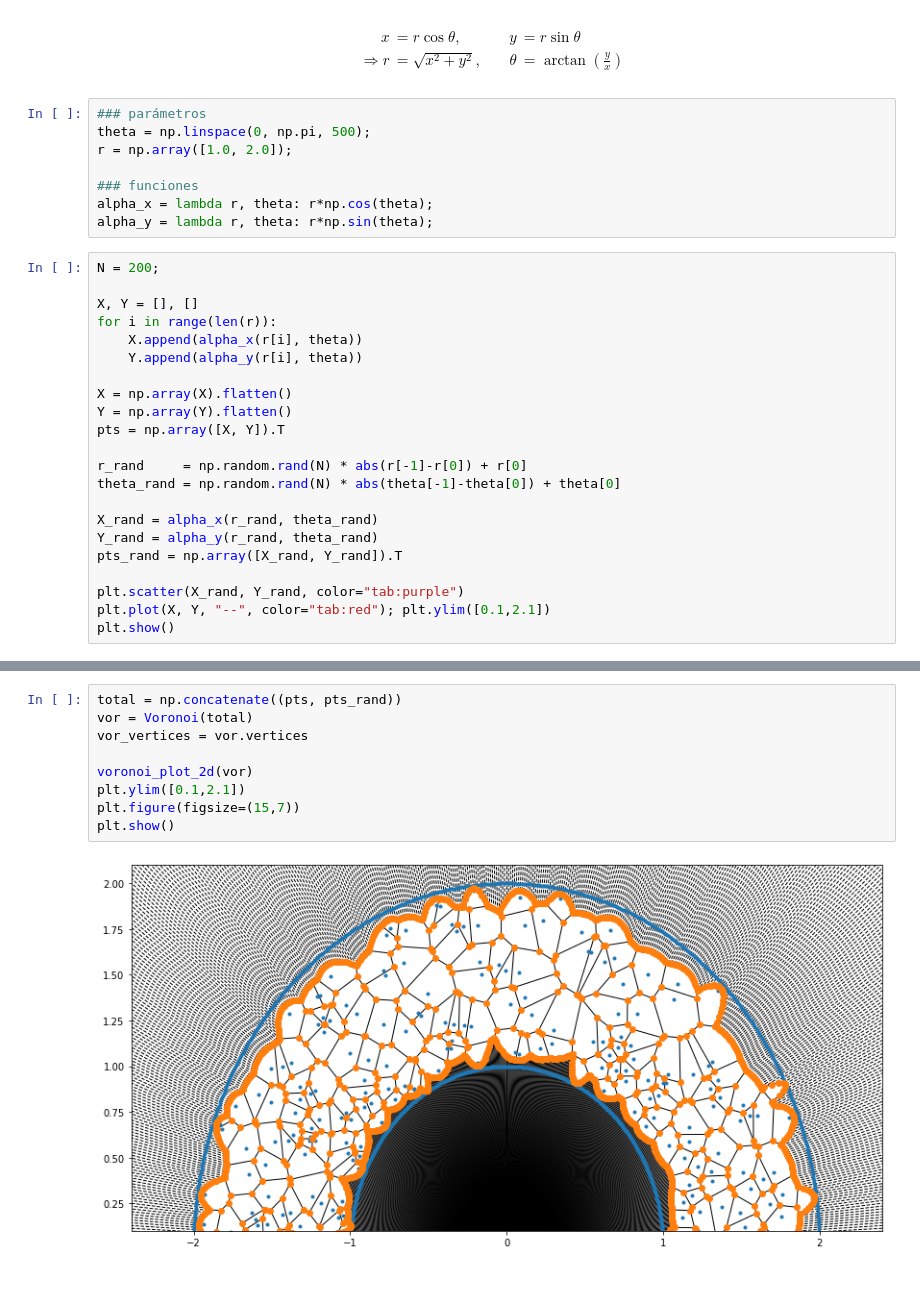
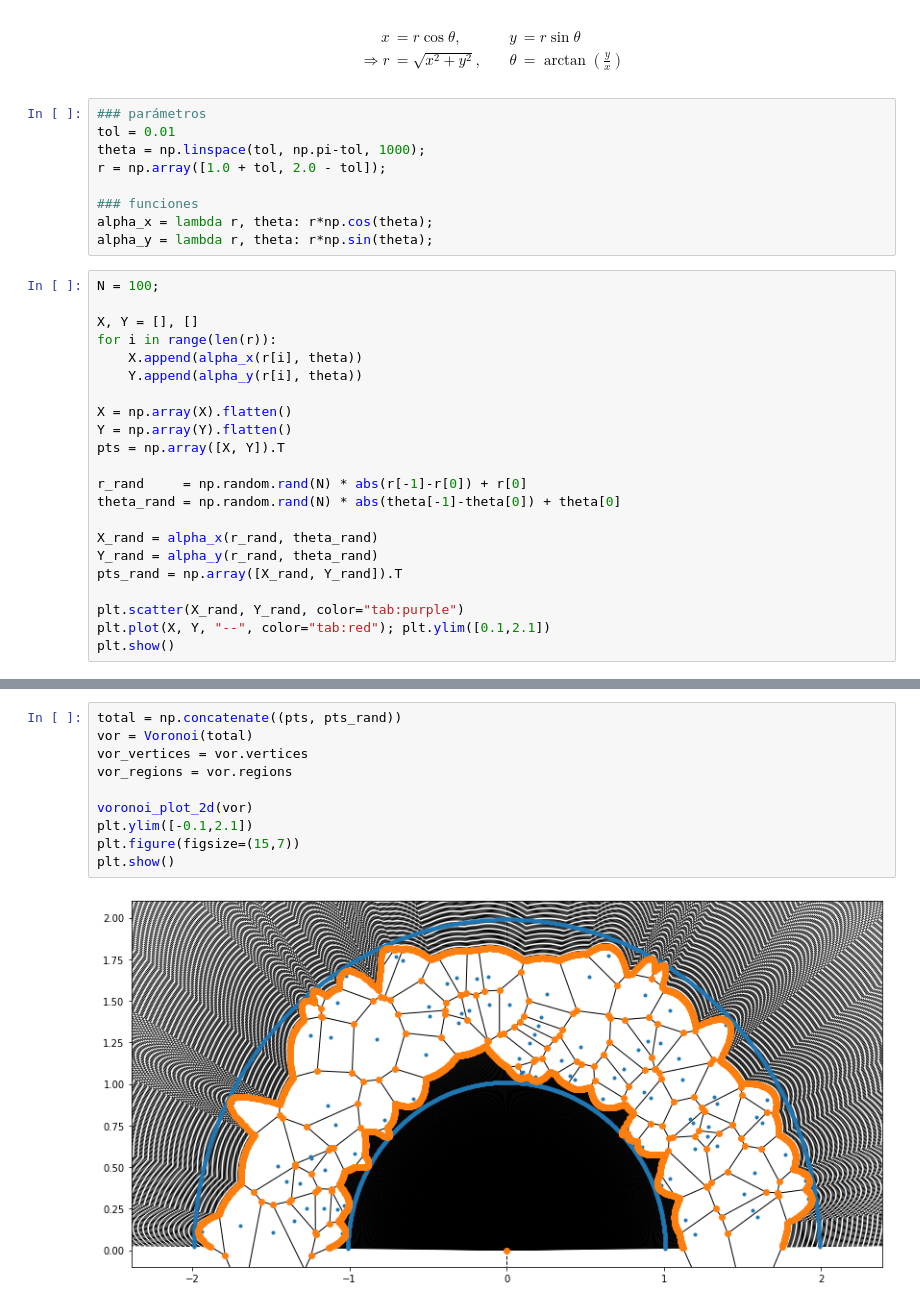
Before and after one commit to joshbrx/biomath_model, a Jupyter notebook: Voronoi.ipynb, the cells around one changed output, grey strips where cells are left out. Cells and saved outputs as stored; diff of their text form.

```diff
--- a/Voronoi.ipynb
+++ b/Voronoi.ipynb
@@ -54,14 +59,15 @@ Ahora continuamos al definir las fronteras de nuestra superficie. Como queremos
 \end{align}
 # %%
 ### parámetros
-theta = np.linspace(0, np.pi, 500);
-r = np.array([1.0, 2.0]);
+tol = 0.01
+theta = np.linspace(tol, np.pi-tol, 1000);
+r = np.array([1.0 + tol, 2.0 - tol]);
 
 ### funciones
 alpha_x = lambda r, theta: r*np.cos(theta);
 alpha_y = lambda r, theta: r*np.sin(theta);
 # %%
-N = 200;
+N = 100;
 
 X, Y = [], []
 for i in range(len(r)):
@@ -87,14 +93,15 @@ plt.show()
 # %%
 total = np.concatenate((pts, pts_rand))
 vor = Voronoi(total)
 vor_vertices = vor.vertices
+vor_regions = vor.regions
 
 voronoi_plot_2d(vor)
-plt.ylim([0.1,2.1])
+plt.ylim([-0.1,2.1])
 plt.figure(figsize=(15,7))
 plt.show()
 # %% [output]
-[figure, old version]
+[figure, new version]
 <Figure size 1080x504 with 0 Axes>
 # %%
 vor_vertices = vor_vertices[np.where(vor_vertices[:,1] >= 0)]
```
Also changed, not shown: parts of 11 cells of this notebook.
